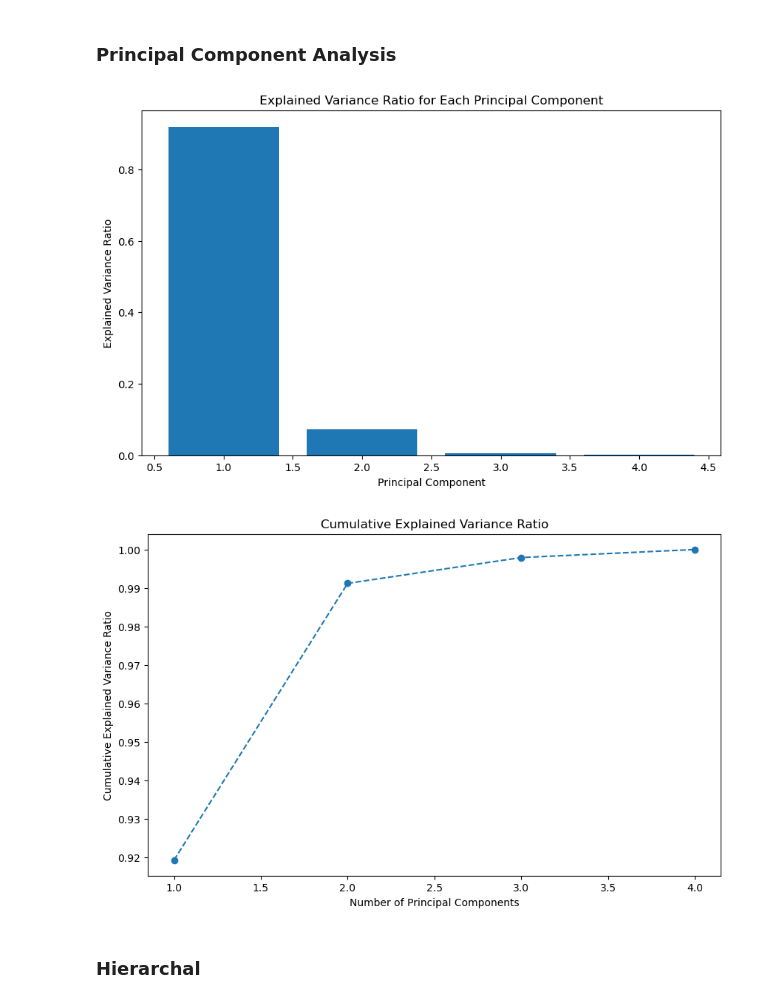
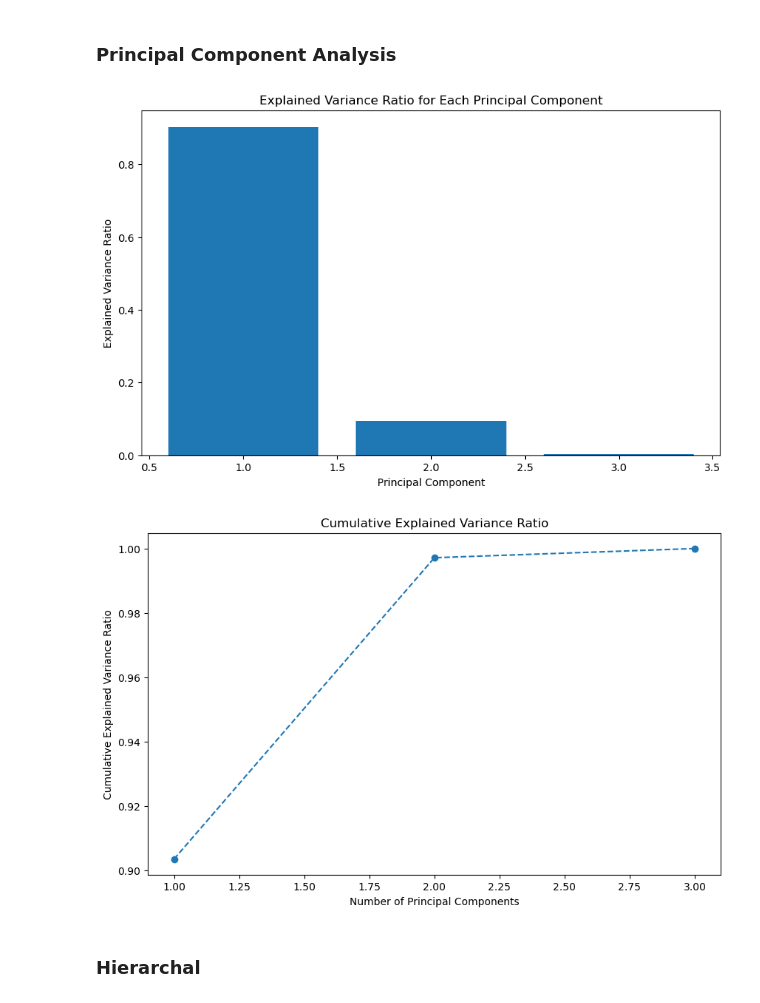
Before and after one commit to markmoujab/final-project-MEMT680, a Jupyter notebook: src/final_project/Finalproj.ipynb, the cells around one changed output. Cells and saved outputs as stored; diff of their text form; code cells hidden in the pictures.

```diff
--- a/src/final_project/Finalproj.ipynb
+++ b/src/final_project/Finalproj.ipynb
@@ -657,39 +683,38 @@ from sklearn.decomposition import PCA
 import matplotlib.pyplot as plt
 
 # Load the cleaned dataset
-cleaned_file_path = r'C:\Users\admin\Desktop\MEMT680\final_project\src\final_project\FantasyFootballWeekly_cleaned.csv'
 df = pd.read_csv('FantasyFootballWeekly_cleaned.csv')
 
 
 # Select features for PCA (example, you might want to modify this based on your data)
-features = df[['PASSING_C','PASSING_A', 'PASSING YDS', 'PASSING TD']]
+features = df[['PASSING_C','PASSING_A', 'PASSING TD']]
 
 # Standardize the data
 features_standardized = (features - features.mean()) / features.std()
 
 # Apply PCA
 pca = PCA()
 pca_result = pca.fit_transform(features_standardized)
 
 # Plot explained variance ratio
 plt.figure(figsize=(10, 6))
 plt.bar(range(1, len(pca.explained_variance_ratio_) + 1), pca.explained_variance_ratio_)
 plt.xlabel('Principal Component')
 plt.ylabel('Explained Variance Ratio')
 plt.title('Explained Variance Ratio for Each Principal Component')
 plt.show()
 
 # Plot cumulative explained variance
 cumulative_variance_ratio = pca.explained_variance_ratio_.cumsum()
 plt.figure(figsize=(10, 6))
 plt.plot(range(1, len(cumulative_variance_ratio) + 1), cumulative_variance_ratio, marker='o', linestyle='--')
 plt.xlabel('Number of Principal Components')
 plt.ylabel('Cumulative Explained Variance Ratio')
 plt.title('Cumulative Explained Variance Ratio')
 plt.show()
 # %% [output]
-[figure, old version]
+[figure, new version]
-[figure, old version]
+[figure, new version]
 # %% [markdown]
 ### Hierarchal
 # %%
```
Also changed, not shown: parts of 7 cells of this notebook.
